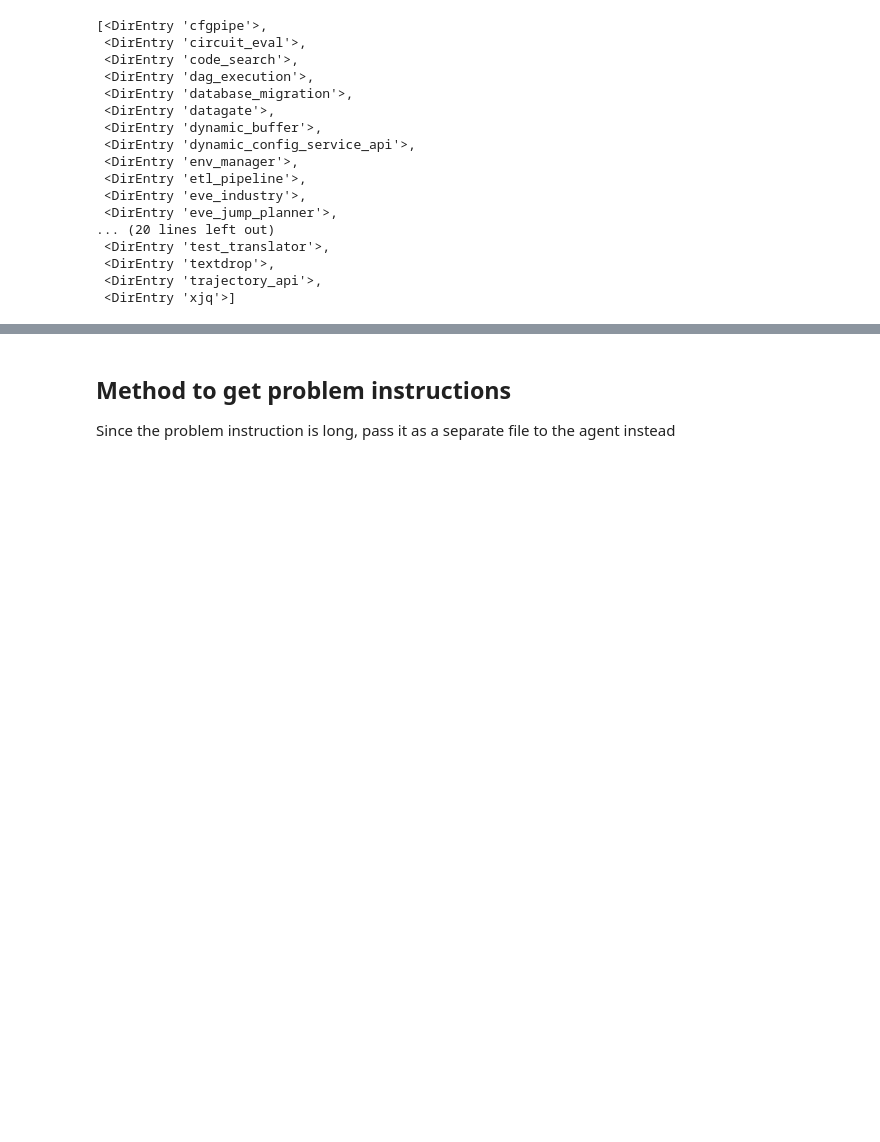
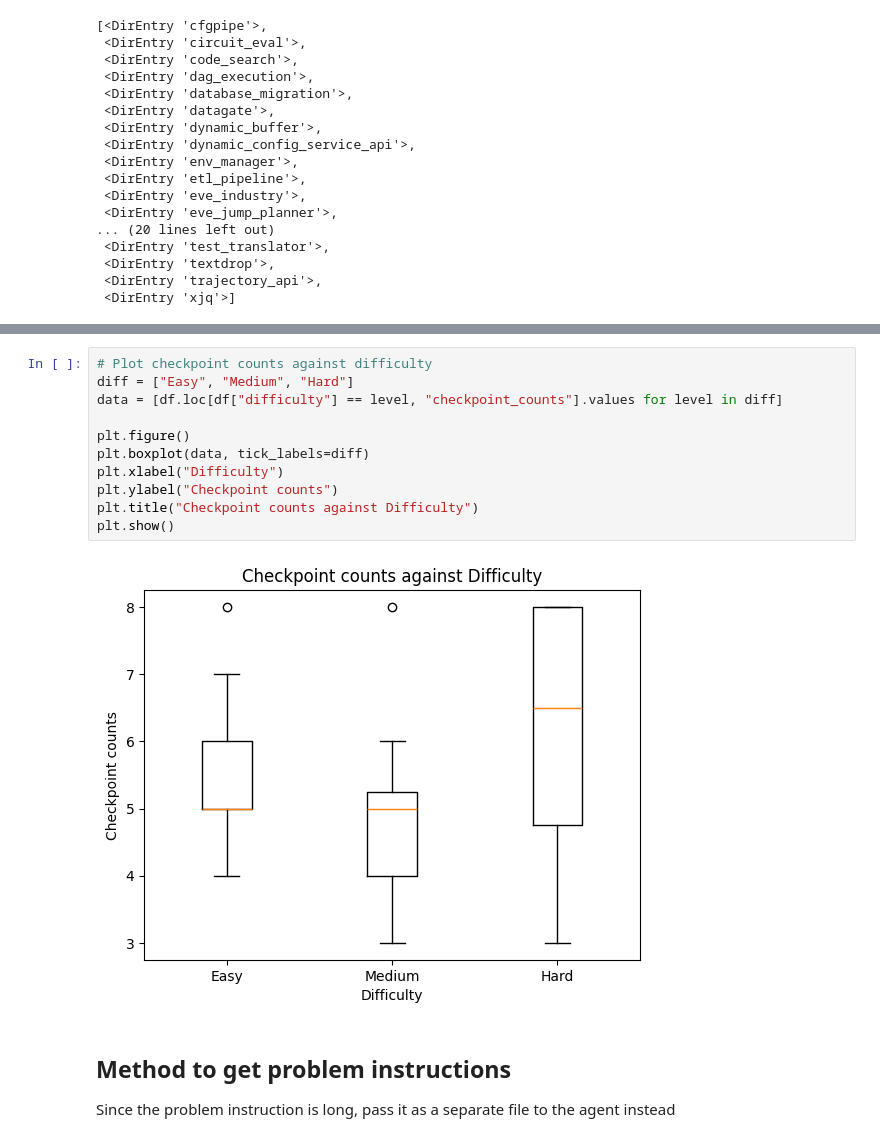
Before and after one commit to BernardMoy/Modular-SWE, a Jupyter notebook: datasets/slopCodeBench/slopCodeBench.ipynb, the cells around one changed output, grey strips where cells are left out. Saved outputs shown, nothing was run; the diff lists cells and outputs as text; blank space fills up the shorter version.

```diff
--- a/datasets/slopCodeBench/slopCodeBench.ipynb
+++ b/datasets/slopCodeBench/slopCodeBench.ipynb
@@ -34,3 +124,16 @@ scb_problems
+# %%
+# Plot checkpoint counts against difficulty
+diff = ["Easy", "Medium", "Hard"]
+data = [df.loc[df["difficulty"] == level, "checkpoint_counts"].values for level in diff]
+
+plt.figure()
+plt.boxplot(data, tick_labels=diff)
+plt.xlabel("Difficulty")
+plt.ylabel("Checkpoint counts")
+plt.title("Checkpoint counts against Difficulty")
+plt.show()
+# %% [output]
+[figure, added]
 # %% [markdown]
 ## Method to get problem instructions
 Since the problem instruction is long, pass it as a separate file to the agent instead
```
Also changed, not shown: parts of 6 cells of this notebook, 1 other file.
